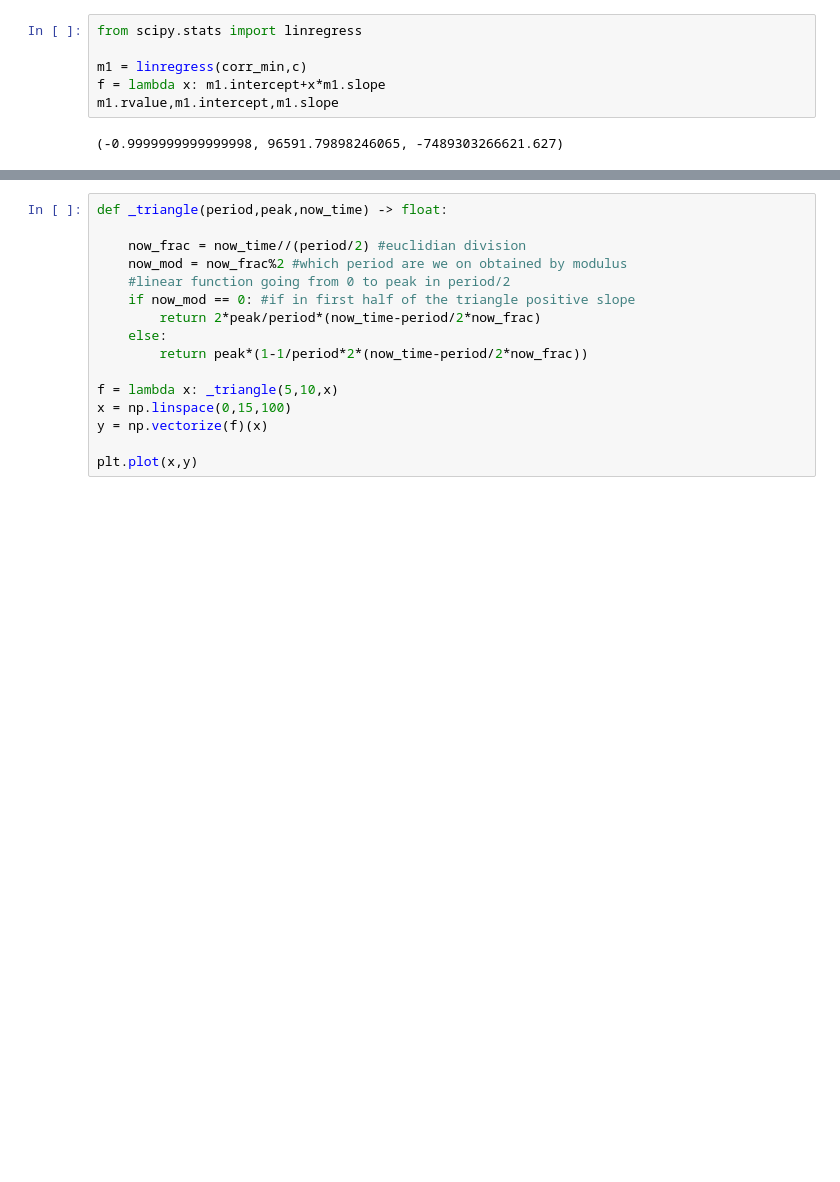
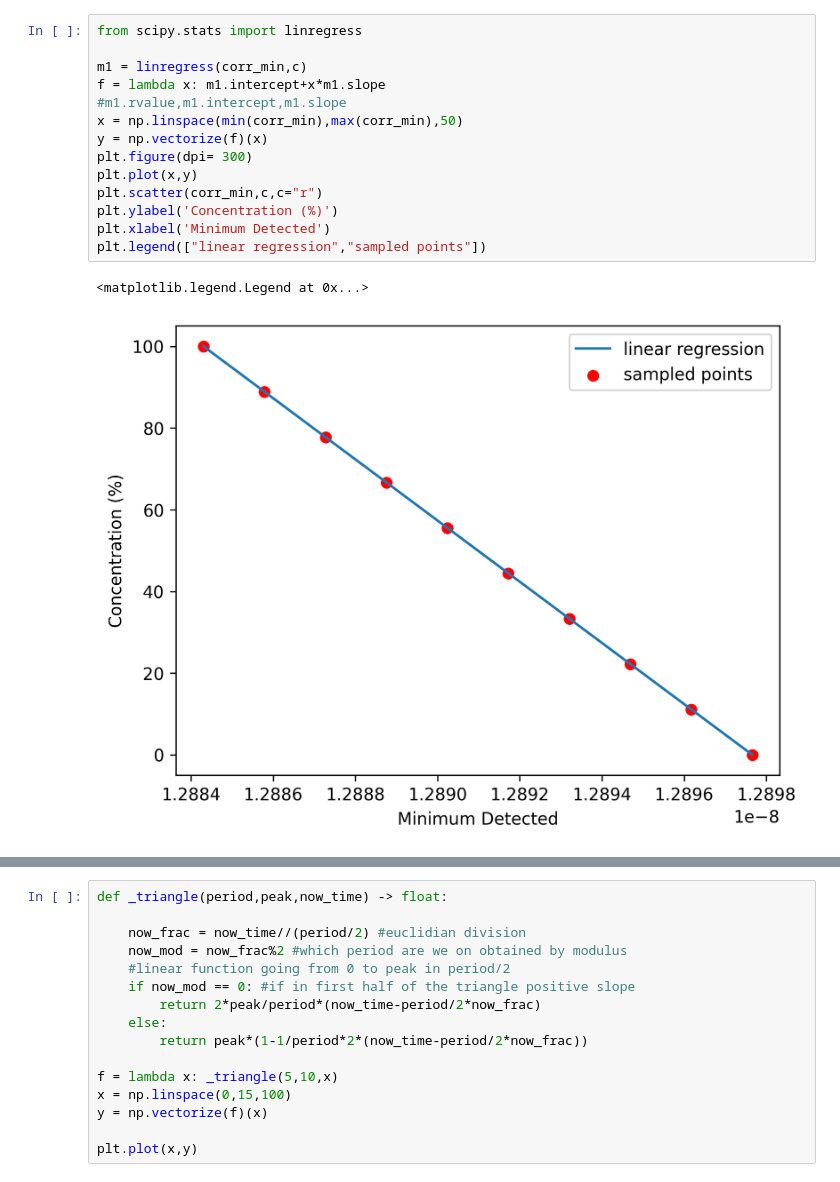
Before and after one commit to Driss-001/Capstone_G2_2022-2023, a Jupyter notebook: test.ipynb, the cells around one changed output, grey strips where cells are left out. Drawn from its saved outputs; the diff is of its cells as text; blank space fills up the shorter version.

```diff
--- a/test.ipynb
+++ b/test.ipynb
@@ -96,11 +89,20 @@ Epoch 200/200
 # %%
 from scipy.stats import linregress
 
 m1 = linregress(corr_min,c)
 f = lambda x: m1.intercept+x*m1.slope
-m1.rvalue,m1.intercept,m1.slope
+#m1.rvalue,m1.intercept,m1.slope
+x = np.linspace(min(corr_min),max(corr_min),50)
+y = np.vectorize(f)(x)
+plt.figure(dpi= 300)
+plt.plot(x,y)
+plt.scatter(corr_min,c,c="r")
+plt.ylabel('Concentration (%)')
+plt.xlabel('Minimum Detected')
+plt.legend(["linear regression","sampled points"])
 # %% [output]
-(-0.9999999999999998, 96591.79898246065, -7489303266621.627)
+<matplotlib.legend.Legend at 0x...>
+[figure, added]
 # %%
 import random as rnd
 
```
Also changed, not shown: parts of 8 cells of this notebook, 2 other files.
